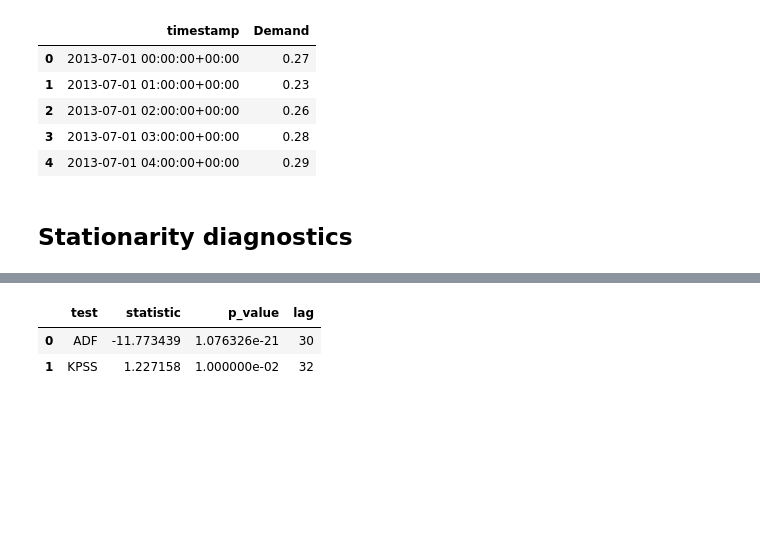
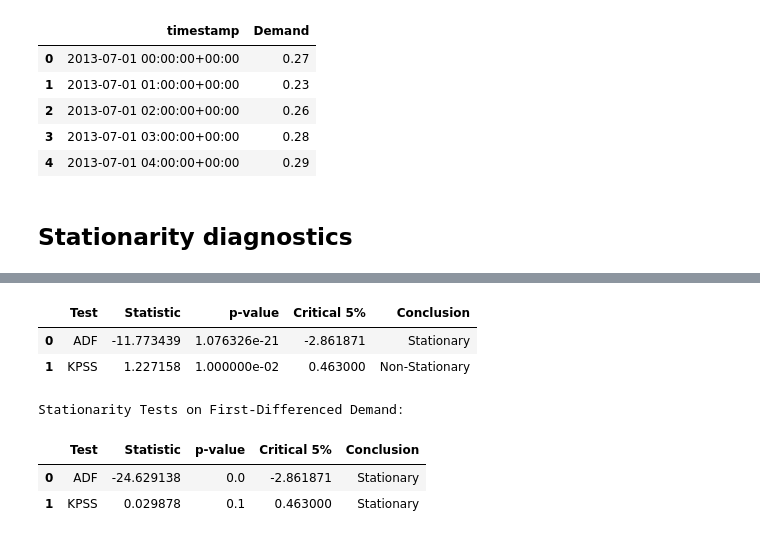
Before and after one commit to samuel29102002/Energy_Data_Science, a Jupyter notebook: notebooks/07_stats_models_ARMA.ipynb, the cells around one changed output, grey strips where cells are left out. Cells and saved outputs as stored; diff of their text form; code cells hidden in the pictures; blank space fills up the shorter version.

```diff
--- a/notebooks/07_stats_models_ARMA.ipynb
+++ b/notebooks/07_stats_models_ARMA.ipynb
@@ -48,14 +61,13 @@ FIG_PATH.mkdir(parents=True, exist_ok=True)
 TABLE_PATH.mkdir(parents=True, exist_ok=True)
 
 
-def save_figure(fig: go.Figure, name: str, width: int = 1280, height: int = 720, scale: int = 2) -> None:
+def save_figure(fig, name: str, dpi: int = 300) -> None:
     """
-    Save a Plotly figure to PNG and PDF formats.
+    Save a Matplotlib figure to PNG format only.
     """
     png = FIG_PATH / f"{name}.png"
-    pdf = FIG_PATH / f"{name}.pdf"
-    fig.write_image(str(png), width=width, height=height, scale=scale)
-    fig.write_image(str(pdf), width=width, height=height, scale=scale)
+    fig.savefig(str(png), dpi=dpi, bbox_inches='tight', facecolor='white')
+    print(f"Saved: {png}")
 
 
 # Load and preprocess the dataset
@@ -64,7 +76,7 @@ df["Demand"] = pd.to_numeric(df["Demand"], errors="coerce")
 df = df.dropna(subset=["Demand"]).set_index("timestamp").sort_index()
 
 # Resample to hourly cadence to guarantee regularity (fill gaps via interpolation)
-hourly_demand = df["Demand"].resample("H").mean().interpolate(method="time", limit_direction="both").dropna()
+hourly_demand = df["Demand"].resample("h").mean().interpolate(method="time", limit_direction="both").dropna()
 demand_df = hourly_demand.reset_index().rename(columns={"timestamp": "timestamp", "Demand": "Demand"})
 
 print(
@@ -83,24 +95,44 @@ Demand sample: 2013-07-01 00:00:00+00:00 → 2014-06-30 23:00:00+00:00 | Observa
 # %% [markdown]
 ## Stationarity diagnostics
 # %%
-# Perform stationarity checks (ADF, KPSS) and compute ACF/PACF
-nlags = 72
-acf_results = acf_pacf(hourly_demand, nlags=nlags)
-stationarity_df = stationarity_checks(hourly_demand)
+# ─────────────────────────────────────────────────────────────────────────────
+# Stationarity Tests: ADF and KPSS
+# ─────────────────────────────────────────────────────────────────────────────
+def run_stationarity_tests(series: pd.Series) -> pd.DataFrame:
+    """Run ADF and KPSS tests on a time series."""
+    # ADF Test (H0: series has a unit root, i.e., non-stationary)
+    adf_stat, adf_p, _, _, adf_crit, _ = adfuller(series.dropna(), autolag='AIC')
 
-# Save stationarity results
-stationarity_df.to_csv(TABLE_PATH / "stationarity_tests.csv", index=False)
+    # KPSS Test (H0: series is stationary)
+    kpss_stat, kpss_p, _, kpss_crit = kpss(series.dropna(), regression='c', nlags='auto')
 
-# Plot ACF and PACF
-fig_acf_pacf = plot_acf_pacf(
-    acf_results["acf"],
-    acf_results["pacf"],
-    title="Demand ACF and PACF (Hourly)",
-    style="academic",
-)
-save_figure(fig_acf_pacf, "stats_acf_pacf", width=1200, height=500)
+    results = pd.DataFrame({
+        'Test': ['ADF', 'KPSS'],
+        'Statistic': [adf_stat, kpss_stat],
+        'p-value': [adf_p, kpss_p],
+        'Critical 5%': [adf_crit['5%'], kpss_crit['5%']],
+        'Conclusion': [
+            'Stationary' if adf_p < 0.05 else 'Non-Stationary',
+            'Stationary' if kpss_p > 0.05 else 'Non-Stationary'
+        ]
+    })
+    return results
 
-# Display results
-display(stationarity_df)
-fig_acf_pacf
+# Run stationarity tests on original demand series
+print("Stationarity Tests on Original Demand Series:")
+stationarity_orig = run_stationarity_tests(hourly_demand)
+display(stationarity_orig)
+
+# Apply first-order differencing to achieve stationarity
+demand_diff = hourly_demand.diff().dropna()
+print("\nStationarity Tests on First-Differenced Demand:")
+stationarity_diff = run_stationarity_tests(demand_diff)
+display(stationarity_diff)
+
+# Save combined stationarity results
+stationarity_combined = pd.concat([
+    stationarity_orig.assign(Series='Original'),
+    stationarity_diff.assign(Series='Differenced')
+], ignore_index=True)
+stationarity_combined.to_csv(TABLE_PATH / "stationarity_tests.csv", index=False)
 # %% [output]
@@ -126,4 +140,8 @@ Please upgrade Kaleido to version 1.0.0 or greater (`pip install 'kaleido>=1.0.0
-|  | test | statistic | p_value | lag |
-| 0 | ADF | -11.773439 | 1.076326e-21 | 30 |
-| 1 | KPSS | 1.227158 | 1.000000e-02 | 32 |
+|  | Test | Statistic | p-value | Critical 5% | Conclusion |
+| 0 | ADF | -11.773439 | 1.076326e-21 | -2.861871 | Stationary |
+| 1 | KPSS | 1.227158 | 1.000000e-02 | 0.463000 | Non-Stationary |
+Stationarity Tests on First-Differenced Demand:
+|  | Test | Statistic | p-value | Critical 5% | Conclusion |
+| 0 | ADF | -24.629138 | 0.0 | -2.861871 | Stationary |
+| 1 | KPSS | 0.029878 | 0.1 | 0.463000 | Stationary |
 # %%
```
Also changed, not shown: parts of 17 cells of this notebook, 20 other files.
